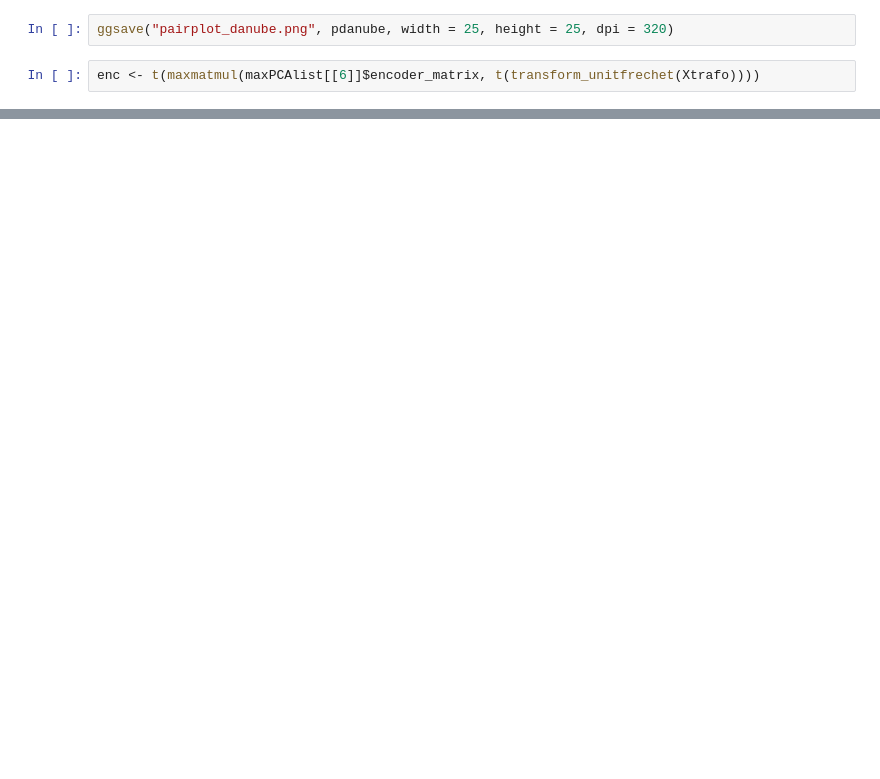
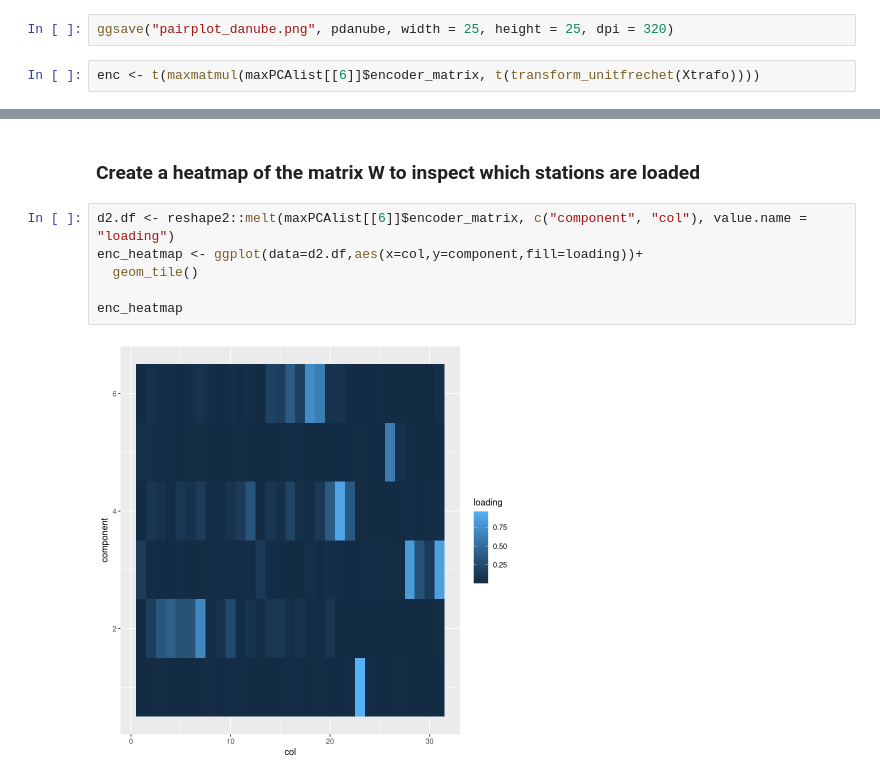
Before and after one commit to FelixRb96/maxstablePCA_examples, a Jupyter notebook: danube/danube_maxstablePCA.ipynb, the cells around one changed output, grey strips where cells are left out. Cells and saved outputs as stored; diff of their text form; blank space fills up the shorter version.

```diff
--- a/danube/danube_maxstablePCA.ipynb
+++ b/danube/danube_maxstablePCA.ipynb
@@ -157 +244,11 @@ theme(axis.text.x = element_text(angle = 45, vjust = 1, hjust=1))
+# %% [markdown]
+### Create a heatmap of the matrix W to inspect which stations are loaded
+# %%
+d2.df <- reshape2::melt(maxPCAlist[[6]]$encoder_matrix, c("component", "col"), value.name = "loading")
+enc_heatmap <- ggplot(data=d2.df,aes(x=col,y=component,fill=loading))+
+  geom_tile()
+
+enc_heatmap
+# %% [output]
+[figure, added]
 # %%
```
Also changed, not shown: parts of 49 cells of this notebook, 5 other files.
